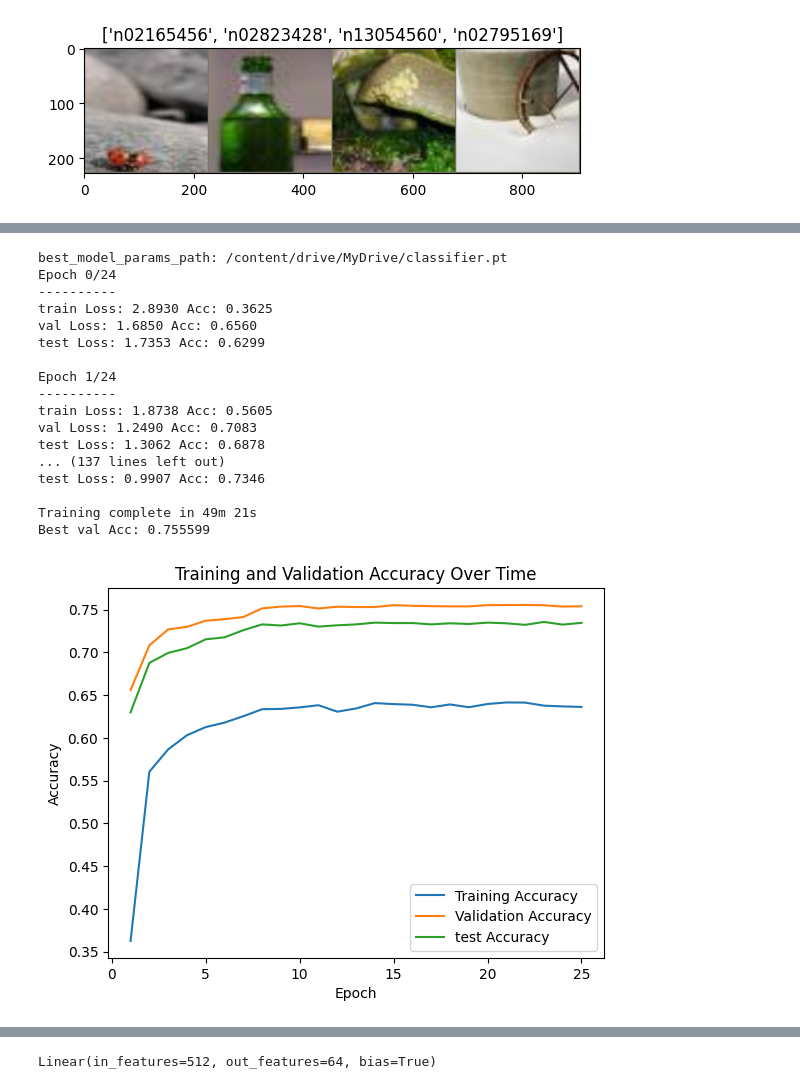
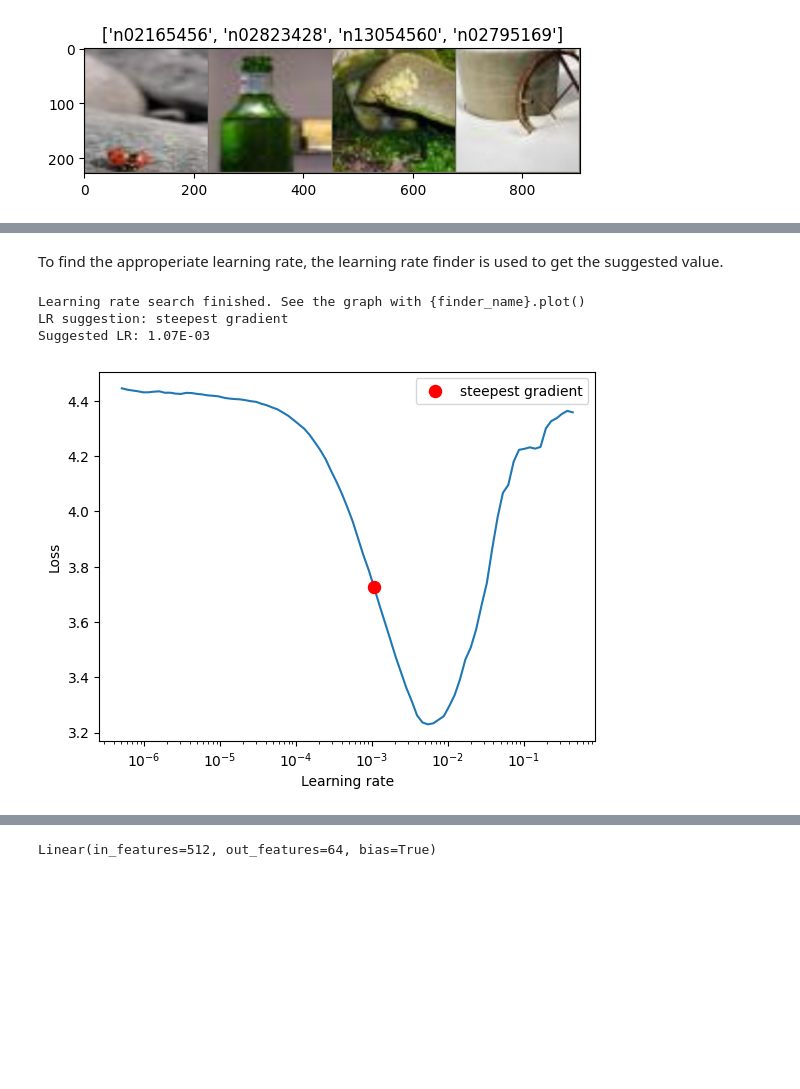
Before and after one commit to Felicia1993/deep-learning, a Jupyter notebook: Transfer Learning/transfer_learning.ipynb, the cells around one changed output, grey strips where cells are left out. Cells and saved outputs as stored; diff of their text form; code cells hidden in the pictures; blank space fills up the shorter version.

```diff
--- a/Transfer Learning/transfer_learning.ipynb
+++ b/Transfer Learning/transfer_learning.ipynb
@@ -303,23 +324,25 @@ Downloading: "https://download.pytorch.org/models/resnet18-f37072fd.pth" to /roo
-# %%
-# train and evaluate
-pre_trained_model = train_model(model, criterion, optimizer_conv, exp_lr_scheduler,
-                       num_epochs=25)
-# %% [output]
-best_model_params_path: /content/drive/MyDrive/classifier.pt
-Epoch 0/24
-----------
-train Loss: 2.8930 Acc: 0.3625
-val Loss: 1.6850 Acc: 0.6560
-test Loss: 1.7353 Acc: 0.6299
-
-Epoch 1/24
-----------
-train Loss: 1.8738 Acc: 0.5605
-val Loss: 1.2490 Acc: 0.7083
-test Loss: 1.3062 Acc: 0.6878
-... (137 lines left out)
-test Loss: 0.9907 Acc: 0.7346
-
-Training complete in 49m 21s
-Best val Acc: 0.755599
-[figure, removed]
+# %% [markdown]
+To find the approperiate learning rate, the learning rate finder is used to get the suggested value.
+# %%
+from torch_lr_finder import LRFinder
+
+optimizer = torch.optim.Adam(model.parameters(), lr=1e-7)
+
+# Use the Learning Rate Finder
+lr_finder = LRFinder(model, optimizer, criterion=nn.CrossEntropyLoss(), device="cuda")
+train_loader = dataloaders['train']
+lr_finder.range_test(train_loader, end_lr=1, num_iter=100, step_mode="exp")
+
+suggested_lr = lr_finder.history['lr'][lr_finder.history['loss'].index(lr_finder.best_loss)]
+# print('suggested_lr:', suggested_lr)
+
+# Plot the learning rate finder curve
+lr_finder.plot()
+lr_finder.reset()
+
+plt.show()
+# %% [output]
+Learning rate search finished. See the graph with {finder_name}.plot()
+LR suggestion: steepest gradient
+Suggested LR: 1.07E-03
+[figure, added]
```
Also changed, not shown: parts of 26 cells of this notebook, 1 other file.
